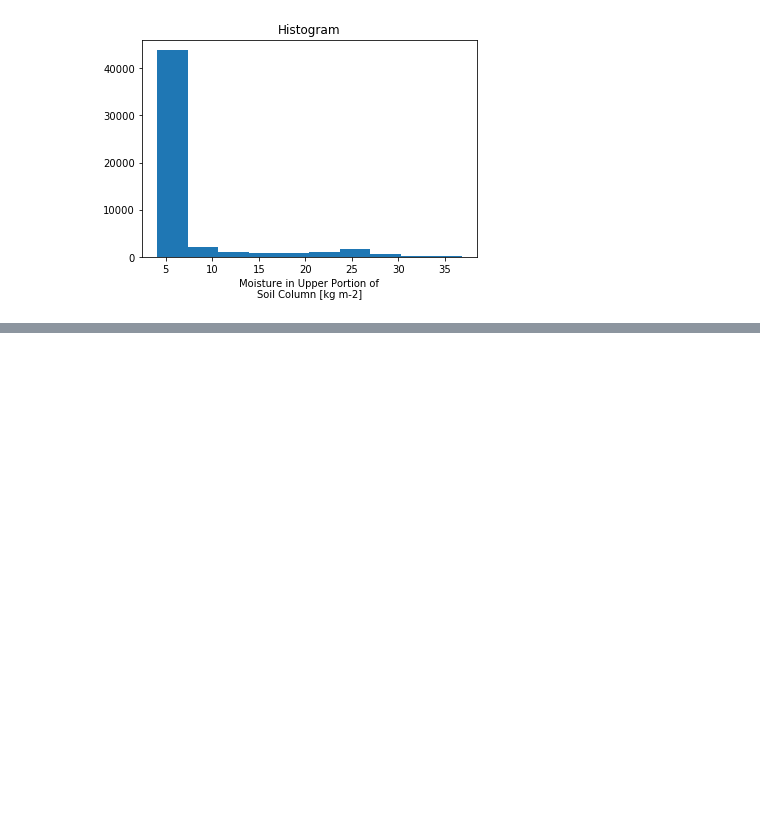
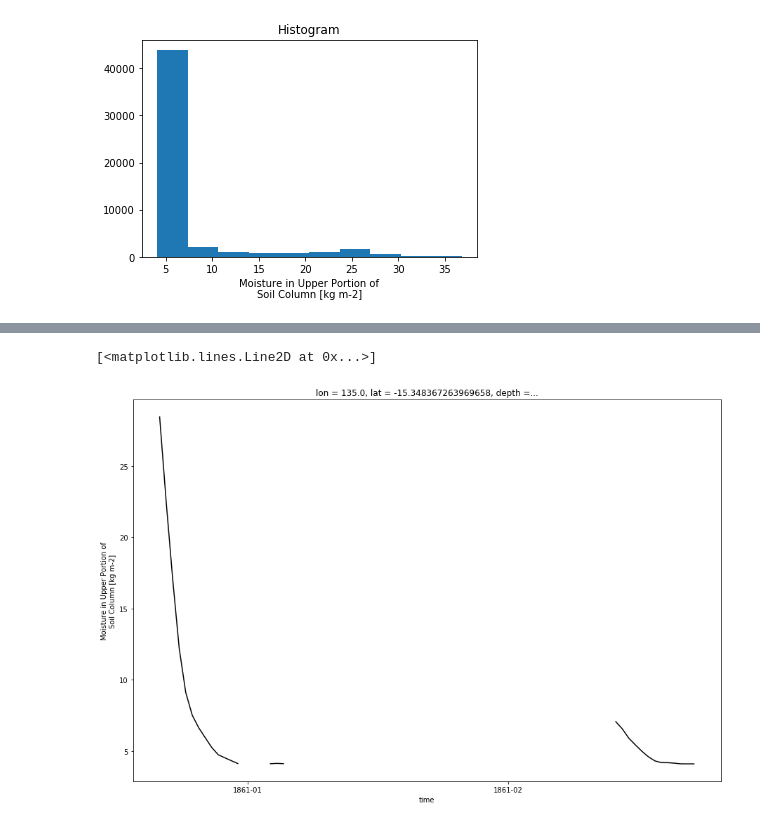
Before and after one commit to aidanheerdegen/flash_drought, a Jupyter notebook: Whole array approach.ipynb, the cells around one changed output, grey strips where cells are left out. Cells and saved outputs as stored; diff of their text form; code cells hidden in the pictures; blank space fills up the shorter version.

```diff
--- a/Whole array approach.ipynb
+++ b/Whole array approach.ipynb
@@ -230,0 +230,5 @@ ts_drought_count.plot(color='orange')
+# %%
+ts.where(ts>=tsperc[2]).where(ts_drought_indices<dt)[0:100].plot(size=10,color='black')
+# %% [output]
+[<matplotlib.lines.Line2D at 0x...>]
+[figure, added]
```
Also changed, not shown: parts of 4 cells of this notebook.
